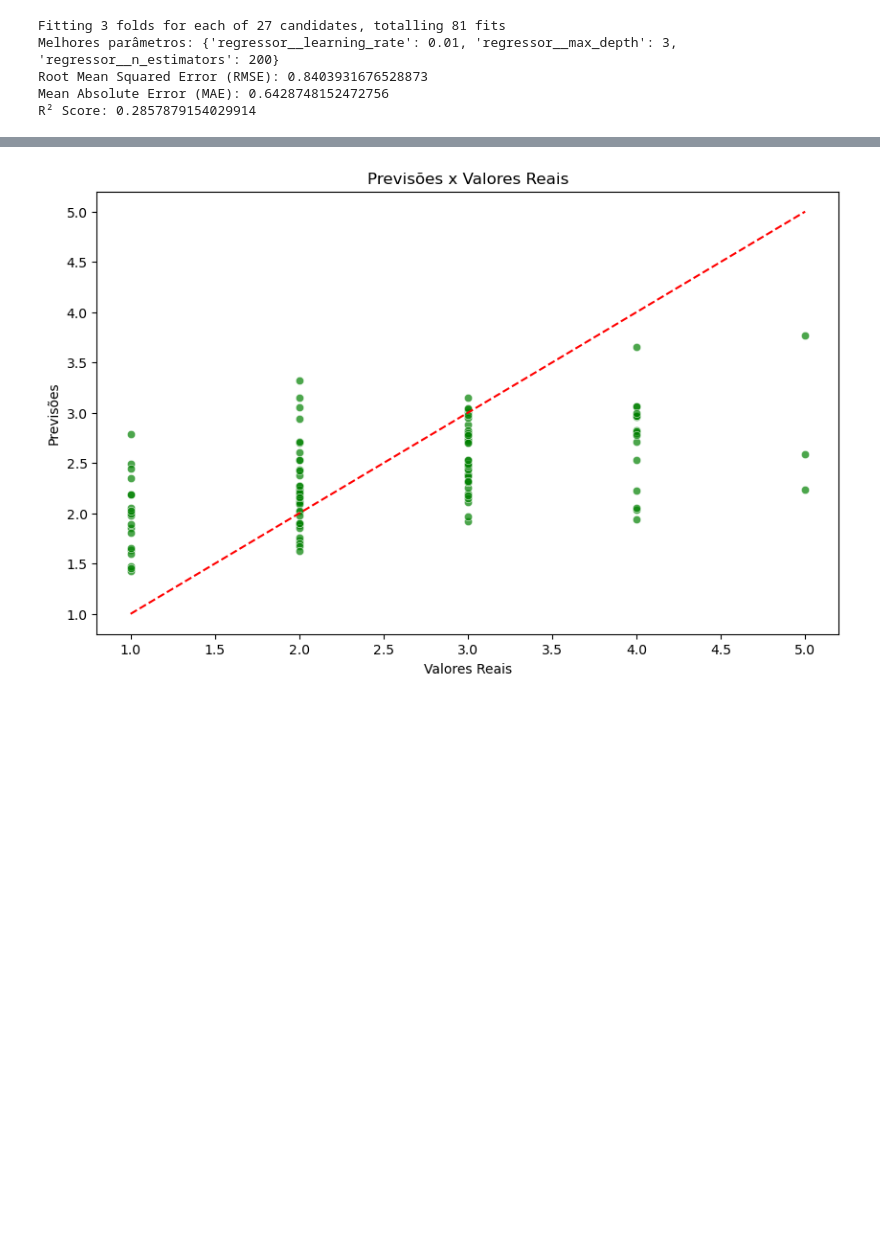
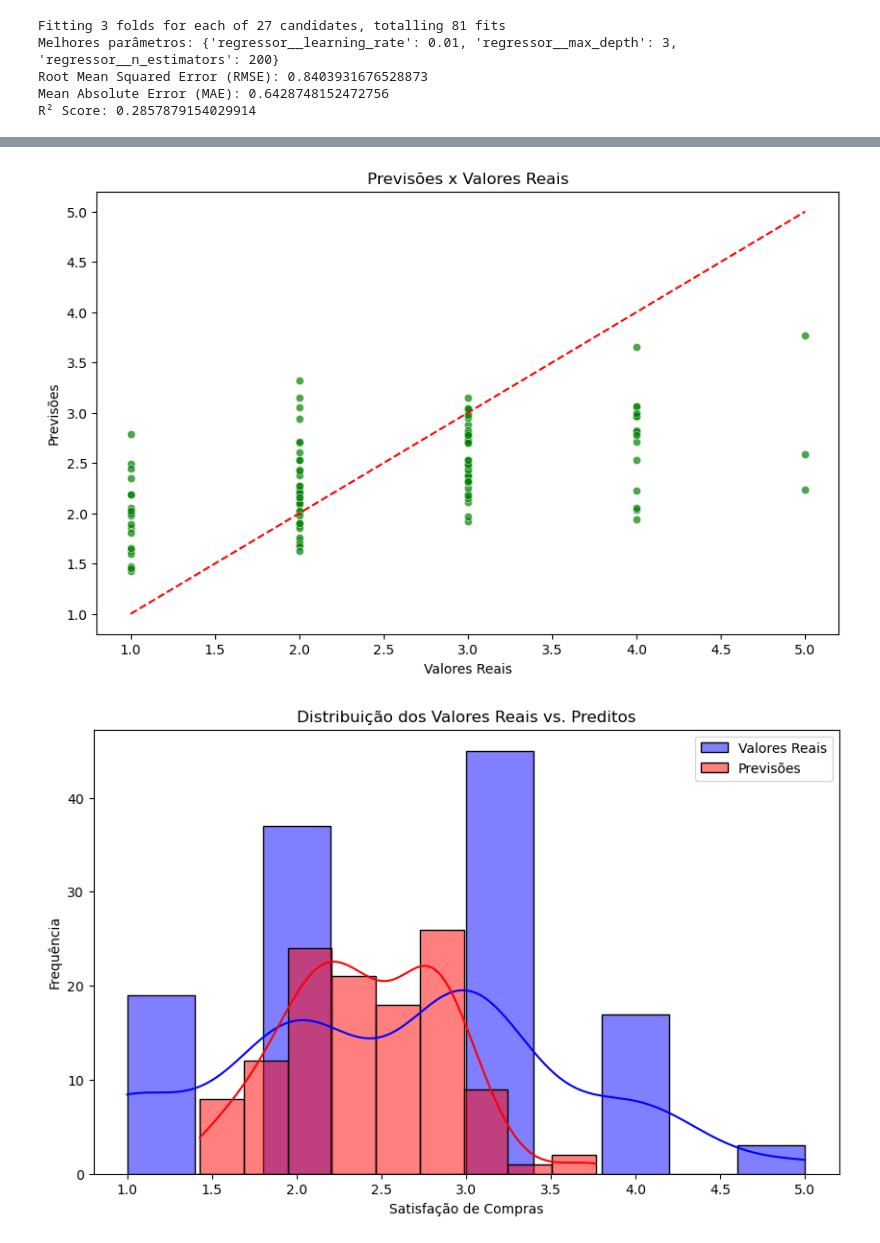
Before and after one commit to OliviaHelena10/PYTHON_PROJECTS, a Jupyter notebook: trabalhando_com_analises/cust_behavior.ipynb, the cells around one changed output, grey strips where cells are left out. Drawn from its saved outputs; the diff is of its cells as text; code cells hidden in the pictures; blank space fills up the shorter version.

```diff
--- a/trabalhando_com_analises/cust_behavior.ipynb
+++ b/trabalhando_com_analises/cust_behavior.ipynb
@@ -893,30 +893,41 @@ def create_visual_report(best_model, y_test, y_pred, grid_search):
     plt.xlabel("Variáveis")
     plt.ylabel("Importância")
     plt.show()
 
     # 3. Análise de Resíduos
     residuals = y_test - y_pred
     plt.figure(figsize=(10, 6))
     sns.histplot(residuals, kde=True, bins=30, color="purple")
     plt.title("Distribuição dos Resíduos") # Verifica a distribuição dos erros. Uma boa previsão terá resíduos normalmente distribuídos e centrados em 0
     plt.xlabel("Erro (Resíduos)")
     plt.ylabel("Frequência")
     plt.axvline(0, color='red', linestyle='--')
     plt.show()
 
     # 4. Previsões x Valores Reais
     plt.figure(figsize=(10, 6))
     sns.scatterplot(x=y_test, y=y_pred, alpha=0.7, color="green")
     plt.plot([y_test.min(), y_test.max()], [y_test.min(), y_test.max()], 'r--')
     plt.title("Previsões x Valores Reais") # Scatter plot que permite avaliar a qualidade geral das previsões. Pontos próximos da linha vermelha indicam boa precisão.
     plt.xlabel("Valores Reais")
     plt.ylabel("Previsões")
     plt.show()
 
+    # Histograma dos Valores Reais vs. Preditos
+    plt.figure(figsize=(10, 6))
+    sns.histplot(y_test, color='blue', label='Valores Reais', kde=True)
+    sns.histplot(y_pred, color='red', label='Previsões', kde=True)
+    plt.legend()
+    plt.title('Distribuição dos Valores Reais vs. Preditos')
+    plt.xlabel('Satisfação de Compras')
+    plt.ylabel('Frequência')
+    plt.show()
+
 # Chamar a função para criar o relatório
 create_visual_report(best_model, y_test, y_pred, grid_search)
 # %% [output]
 [figure]
 [figure]
 [figure]
 [figure]
+[figure, added]
```
Also changed, not shown: parts of 6 cells of this notebook.
